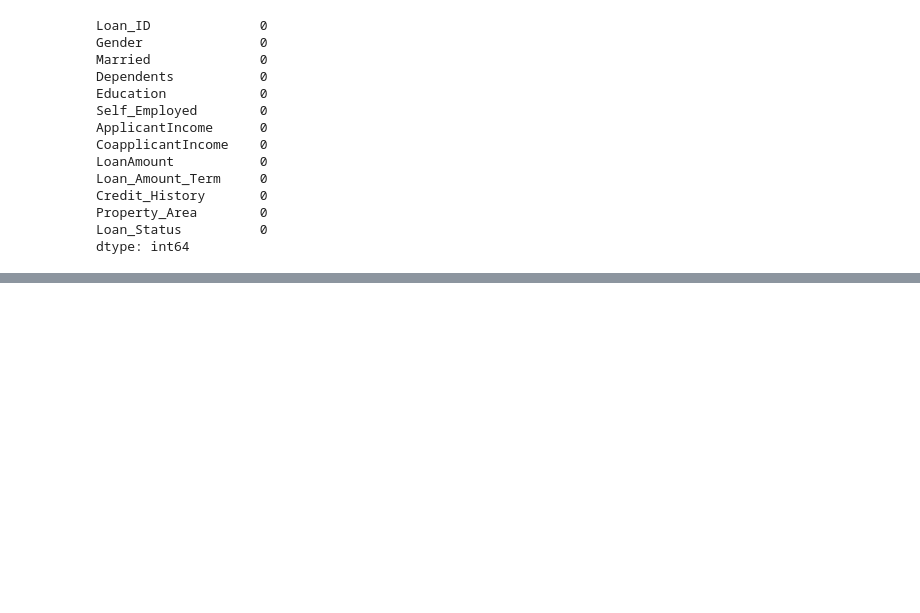
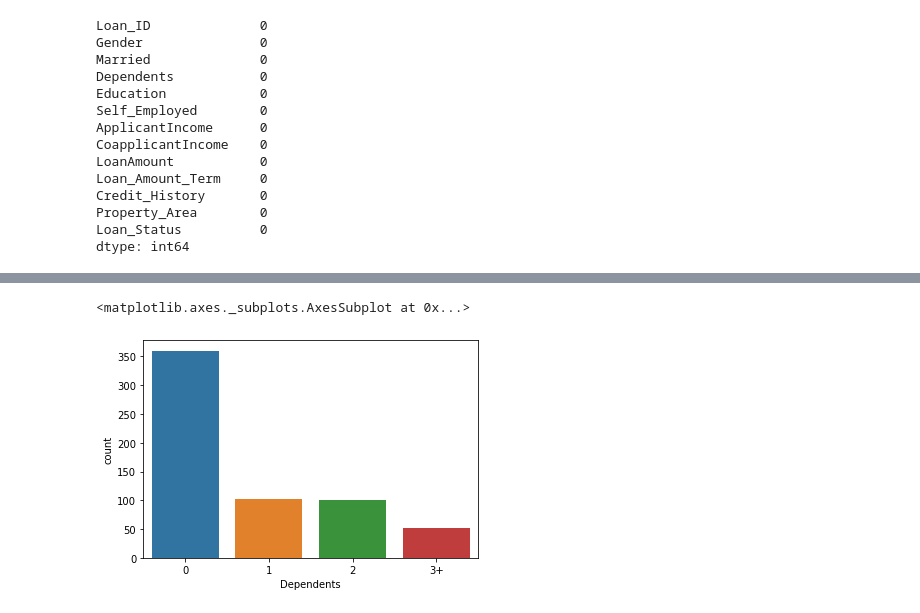
Before and after one commit to SharifMahin/Machine-Learnig-project, a Jupyter notebook: loan_prophecy_project.ipynb, the cells around one changed output, grey strips where cells are left out. Drawn from its saved outputs; the diff is of its cells as text; code cells hidden in the pictures; blank space fills up the shorter version.

```diff
--- a/loan_prophecy_project.ipynb
+++ b/loan_prophecy_project.ipynb
@@ -95,0 +106,5 @@ dtype: int64
+# %%
+sns.countplot(data_frame['Dependents'])
+# %% [output]
+<matplotlib.axes._subplots.AxesSubplot at 0x...>
+[figure, added]
```
Also changed, not shown: parts of 6 cells of this notebook.
